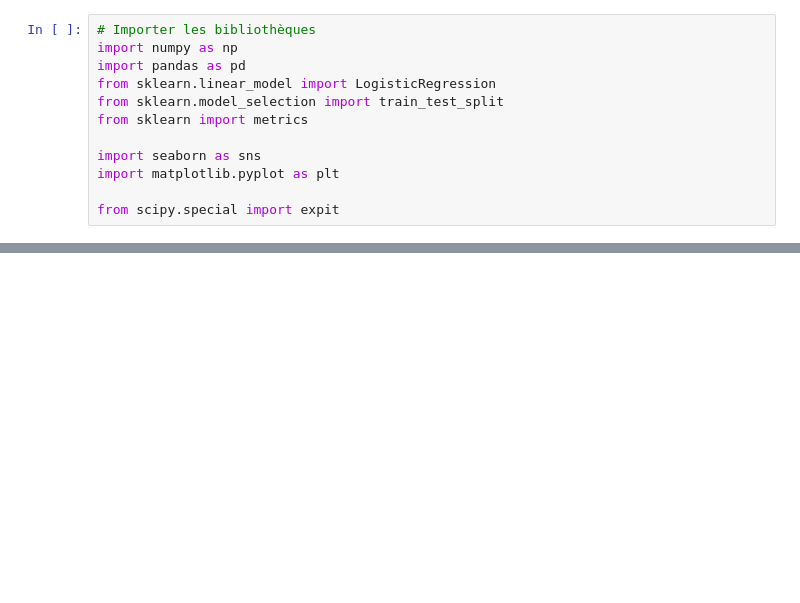
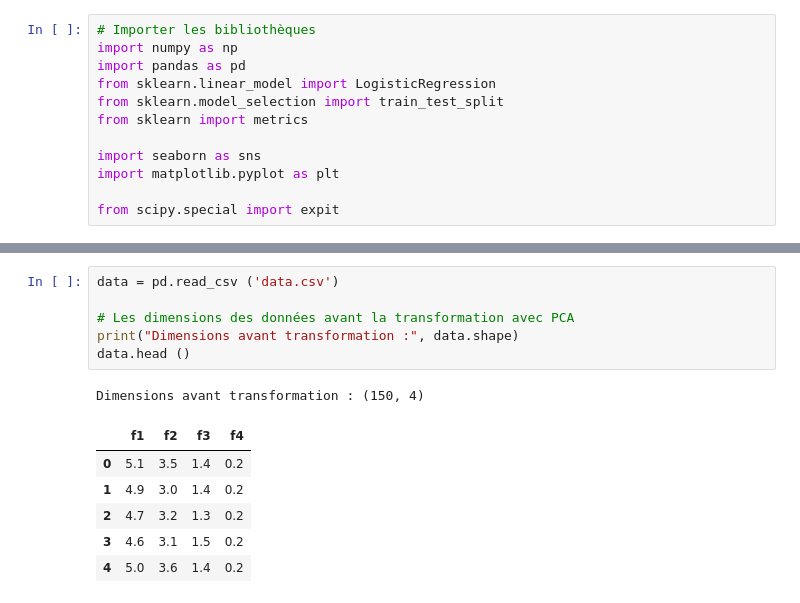
Before and after one commit to hmoustaphaousmane/ml_trainsgd_linregr, a Jupyter notebook: notebook.ipynb, the cells around one changed output, grey strips where cells are left out. Cells and saved outputs as stored; diff of their text form; blank space fills up the shorter version.

```diff
--- a/notebook.ipynb
+++ b/notebook.ipynb
@@ -212,0 +171,14 @@ plt.savefig('confusion_matrix.png')
+# %%
+data = pd.read_csv ('data.csv')
+
+# Les dimensions des données avant la transformation avec PCA
+print("Dimensions avant transformation :", data.shape)
+data.head ()
+# %% [output]
+Dimensions avant transformation : (150, 4)
+|  | f1 | f2 | f3 | f4 |
+| 0 | 5.1 | 3.5 | 1.4 | 0.2 |
+| 1 | 4.9 | 3.0 | 1.4 | 0.2 |
+| 2 | 4.7 | 3.2 | 1.3 | 0.2 |
+| 3 | 4.6 | 3.1 | 1.5 | 0.2 |
+| 4 | 5.0 | 3.6 | 1.4 | 0.2 |
```
Also changed, not shown: parts of 29 cells of this notebook, 1 other file.
